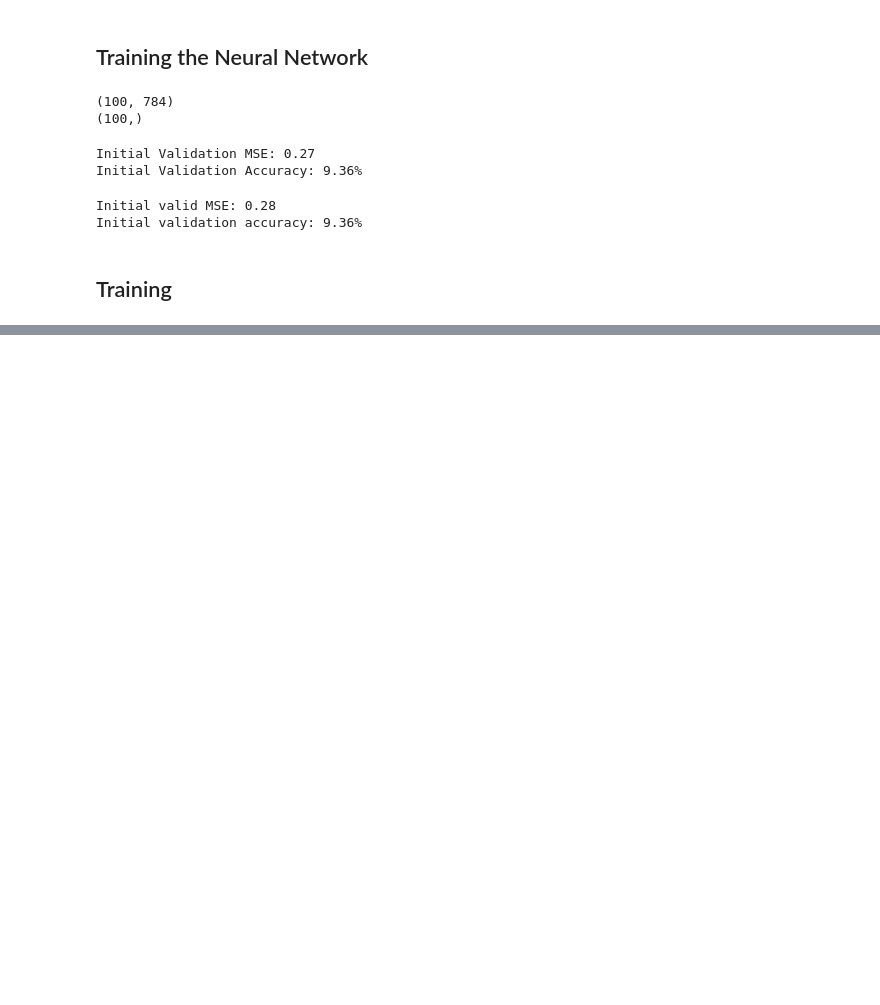
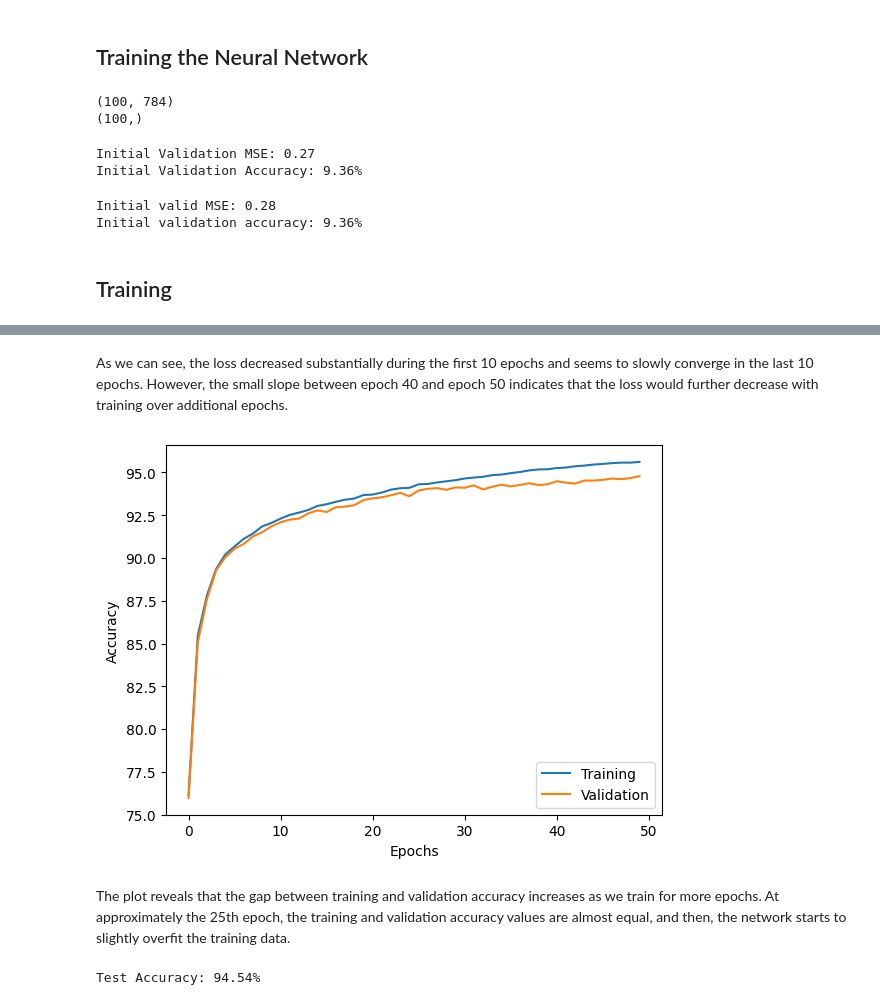
Before and after one commit to notsubash/ML-DL-implementations, a Jupyter notebook: algorithms/artificial-nn.ipynb, the cells around one changed output, grey strips where cells are left out. Cells and saved outputs as stored; diff of their text form; code cells hidden in the pictures; blank space fills up the shorter version.

```diff
--- a/algorithms/artificial-nn.ipynb
+++ b/algorithms/artificial-nn.ipynb
@@ -289,0 +320,23 @@ def train(model, X_train, y_train, X_valid, y_valid, num_epochs, learning_rate=0
+# %% [markdown]
+As we can see, the loss decreased substantially during the first 10 epochs and seems to slowly converge
+in the last 10 epochs. However, the small slope between epoch 40 and epoch 50 indicates that the loss
+would further decrease with training over additional epochs.
+# %%
+plt.plot(range(len(epoch_train_acc)), epoch_train_acc, label='Training')
+plt.plot(range(len(epoch_valid_acc)), epoch_valid_acc, label='Validation')
+plt.ylabel('Accuracy')
+plt.xlabel('Epochs')
+plt.legend(loc='lower right')
+plt.show()
+# %% [output]
+[figure, added]
+# %% [markdown]
+The plot reveals that the gap between training and validation accuracy increases as we train for more
+epochs. At approximately the 25th epoch, the training and validation accuracy values are almost equal,
+and then, the network starts to slightly overfit the training data.
+# %%
+# Prediction accuracy
+test_mse, test_acc = compute_mse_and_acc(model, X_test, y_test)
+print(f"Test Accuracy: {test_acc*100:.2f}%")
+# %% [output]
+Test Accuracy: 94.54%
```
Also changed, not shown: parts of 7 cells of this notebook.
